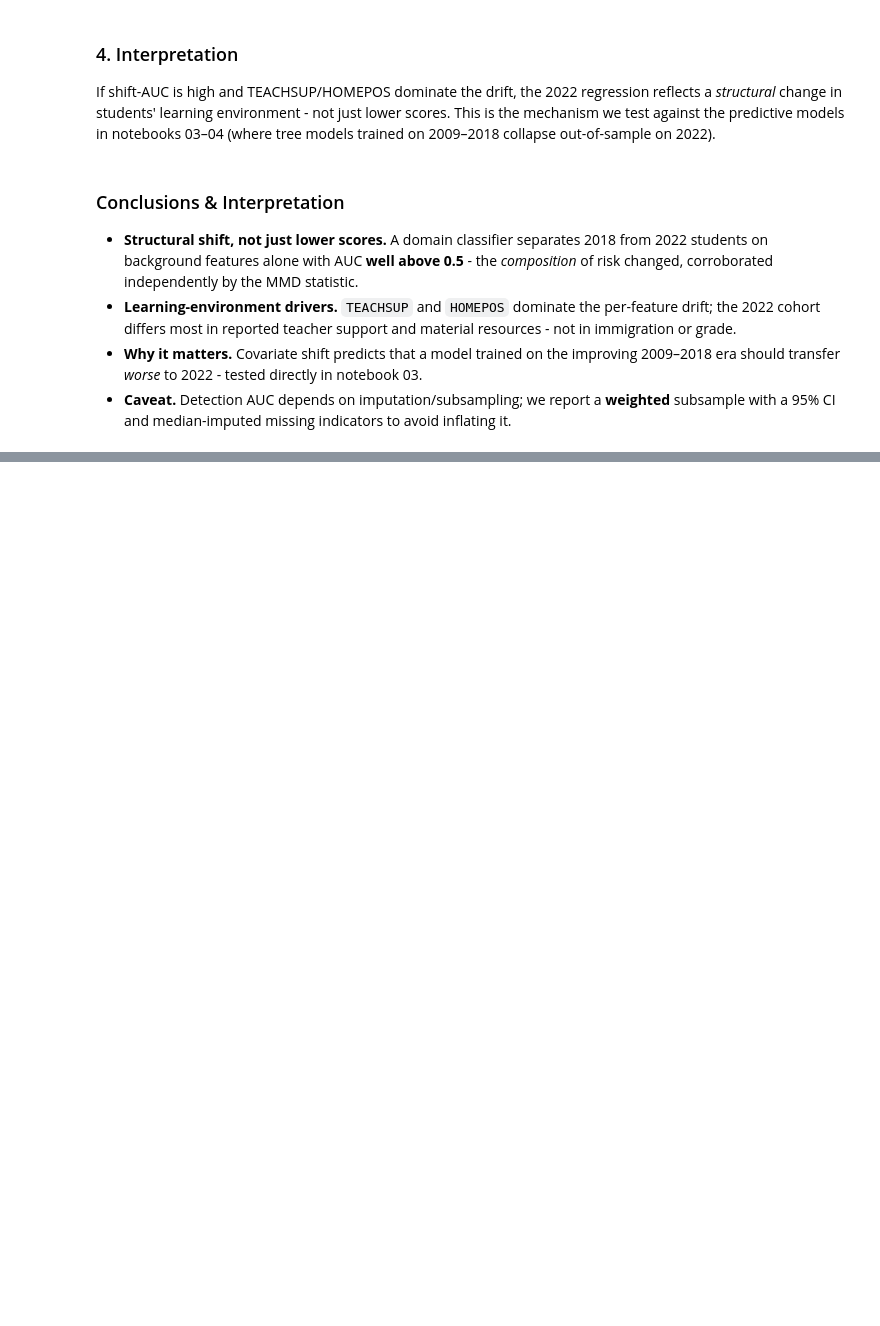
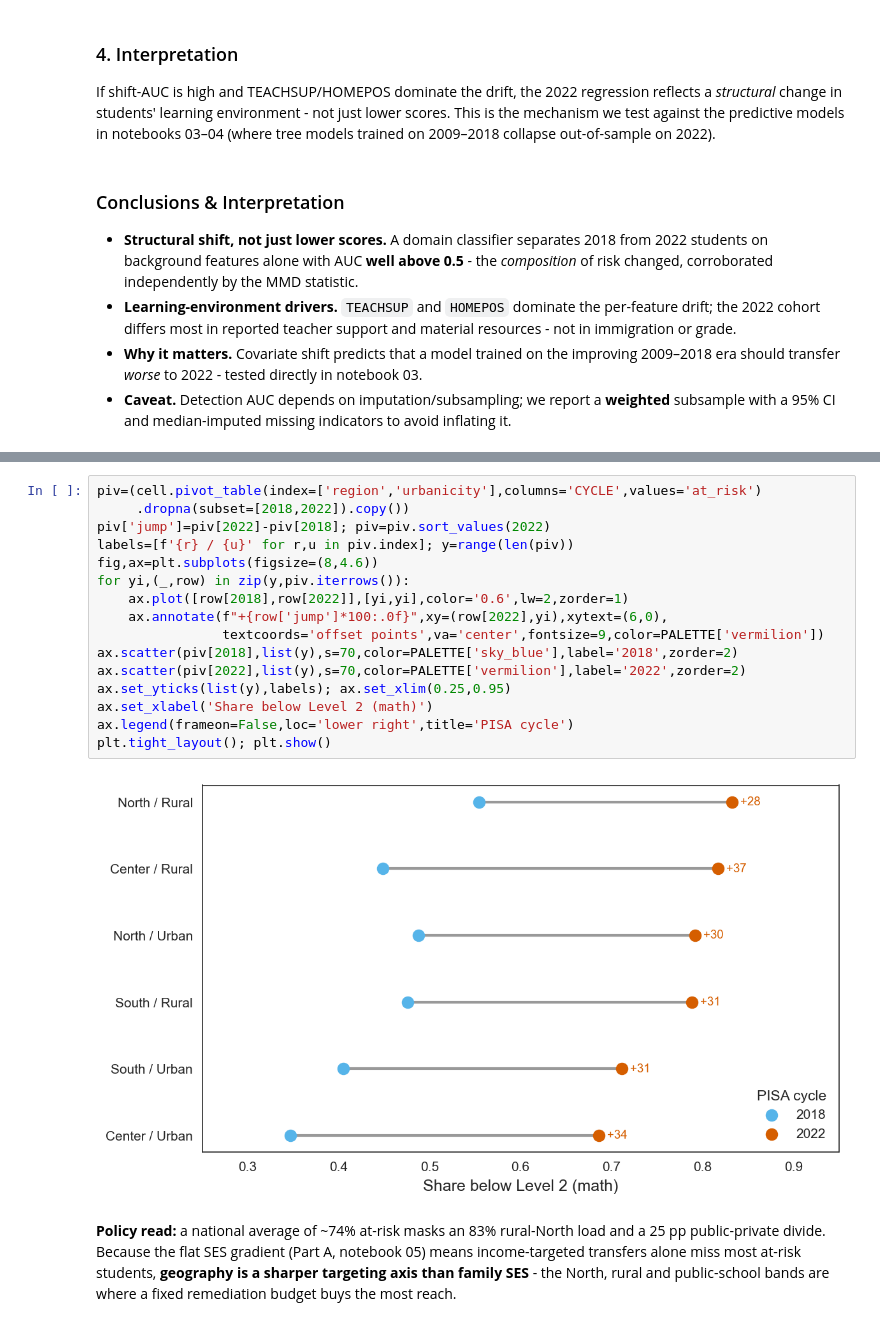
Before and after one commit to xhoja/oecd-pisa-albania, a Jupyter notebook: notebooks/02_crisis_in_context.ipynb, the cells around one changed output, grey strips where cells are left out. Cells and saved outputs as stored; diff of their text form; blank space fills up the shorter version.

```diff
--- a/notebooks/02_crisis_in_context.ipynb
+++ b/notebooks/02_crisis_in_context.ipynb
@@ -270,0 +352,20 @@ If shift-AUC is high and TEACHSUP/HOMEPOS dominate the drift, the 2022 regressio
+# %%
+piv=(cell.pivot_table(index=['region','urbanicity'],columns='CYCLE',values='at_risk')
+     .dropna(subset=[2018,2022]).copy())
+piv['jump']=piv[2022]-piv[2018]; piv=piv.sort_values(2022)
+labels=[f'{r} / {u}' for r,u in piv.index]; y=range(len(piv))
+fig,ax=plt.subplots(figsize=(8,4.6))
+for yi,(_,row) in zip(y,piv.iterrows()):
+    ax.plot([row[2018],row[2022]],[yi,yi],color='0.6',lw=2,zorder=1)
+    ax.annotate(f"+{row['jump']*100:.0f}",xy=(row[2022],yi),xytext=(6,0),
+                textcoords='offset points',va='center',fontsize=9,color=PALETTE['vermilion'])
+ax.scatter(piv[2018],list(y),s=70,color=PALETTE['sky_blue'],label='2018',zorder=2)
+ax.scatter(piv[2022],list(y),s=70,color=PALETTE['vermilion'],label='2022',zorder=2)
+ax.set_yticks(list(y),labels); ax.set_xlim(0.25,0.95)
+ax.set_xlabel('Share below Level 2 (math)')
+ax.legend(frameon=False,loc='lower right',title='PISA cycle')
+plt.tight_layout(); plt.show()
+# %% [output]
+[figure, added]
+# %% [markdown]
+**Policy read:** a national average of ~74% at-risk masks an 83% rural-North load and a 25 pp public-private divide. Because the flat SES gradient (Part A, notebook 05) means income-targeted transfers alone miss most at-risk students, **geography is a sharper targeting axis than family SES** - the North, rural and public-school bands are where a fixed remediation budget buys the most reach.
```
Also changed, not shown: parts of 13 cells of this notebook, 41 other files.
